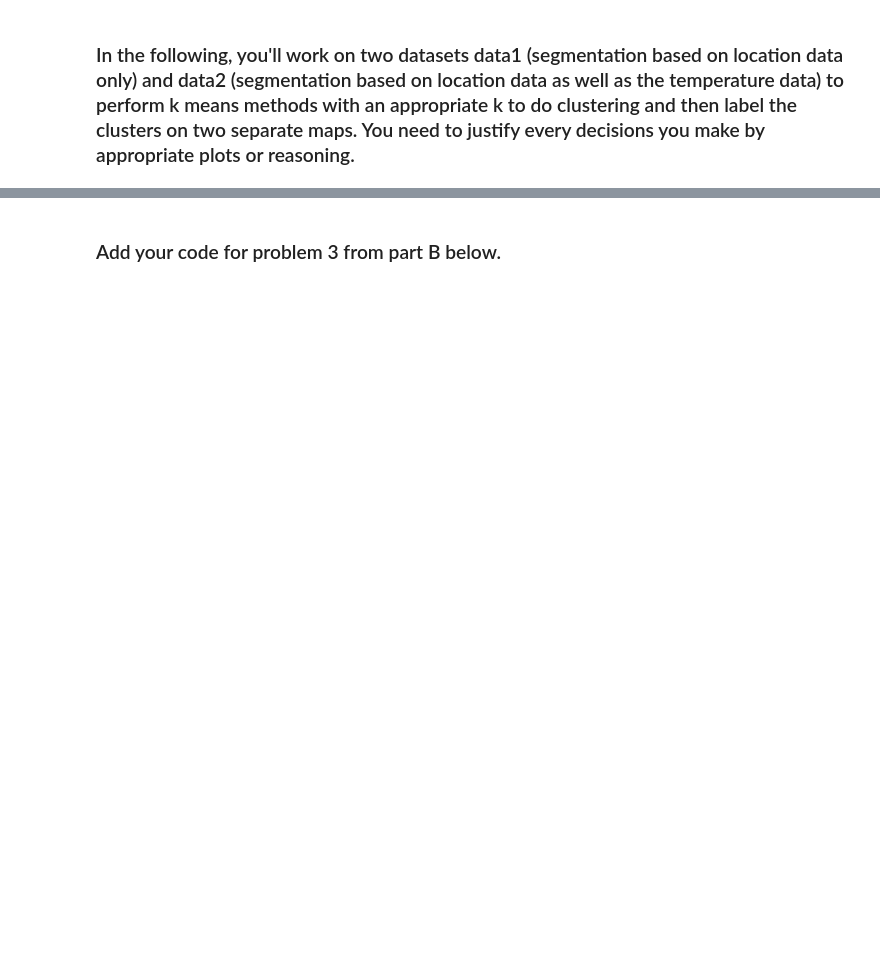
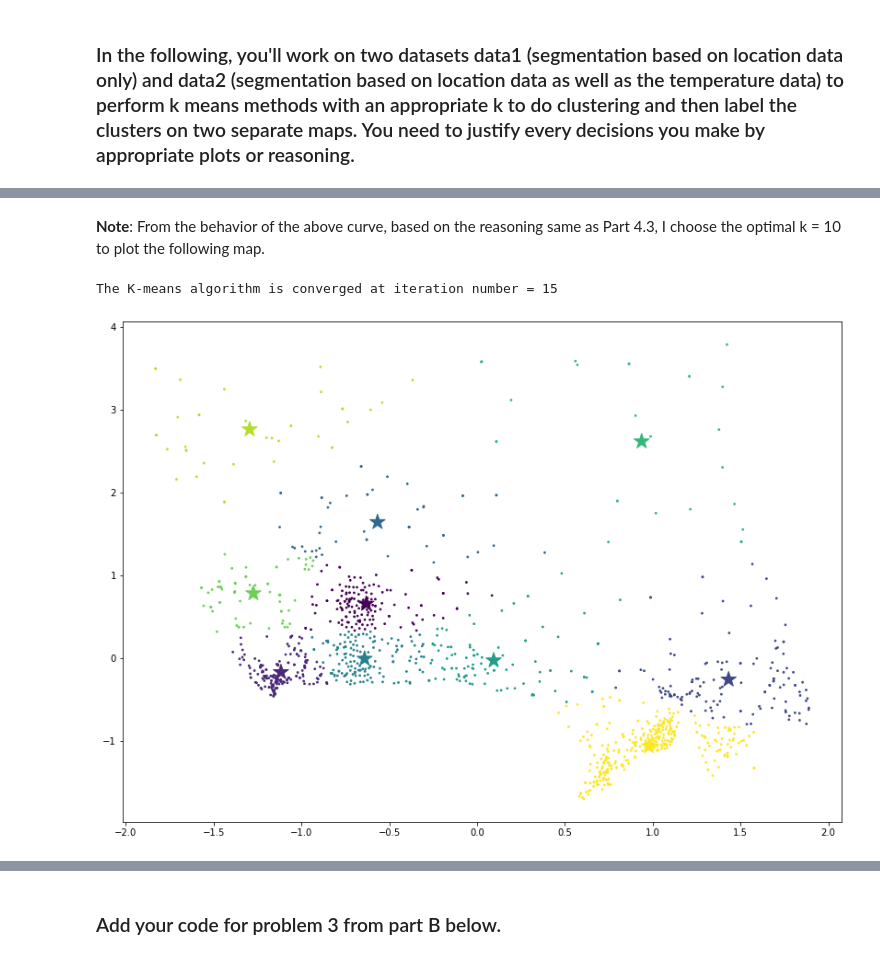
Before and after one commit to Chenghan-Sun/Unsupervised-Learning, a Jupyter notebook: Project-2/CS_STA_142B_Project_2.ipynb, the cells around one changed output, grey strips where cells are left out. Drawn from its saved outputs; the diff is of its cells as text; code cells hidden in the pictures; blank space fills up the shorter version.

```diff
--- a/Project-2/CS_STA_142B_Project_2.ipynb
+++ b/Project-2/CS_STA_142B_Project_2.ipynb
@@ -651,0 +696,10 @@ data2 = StandardScaler().fit_transform(data2)
+# %% [markdown]
+**Note**: From the behavior of the above curve, based on the reasoning same as Part 4.3, I choose the optimal k = 10 to plot the following map.
+# %%
+KMs_data1 = k_means(data1, data1.shape[1], 10, 1e-7, 500)
+
+# plot
+KMs_data1.plot_clusters()
+# %% [output]
+The K-means algorithm is converged at iteration number = 15
+[figure, added]
```
Also changed, not shown: parts of 26 cells of this notebook.
